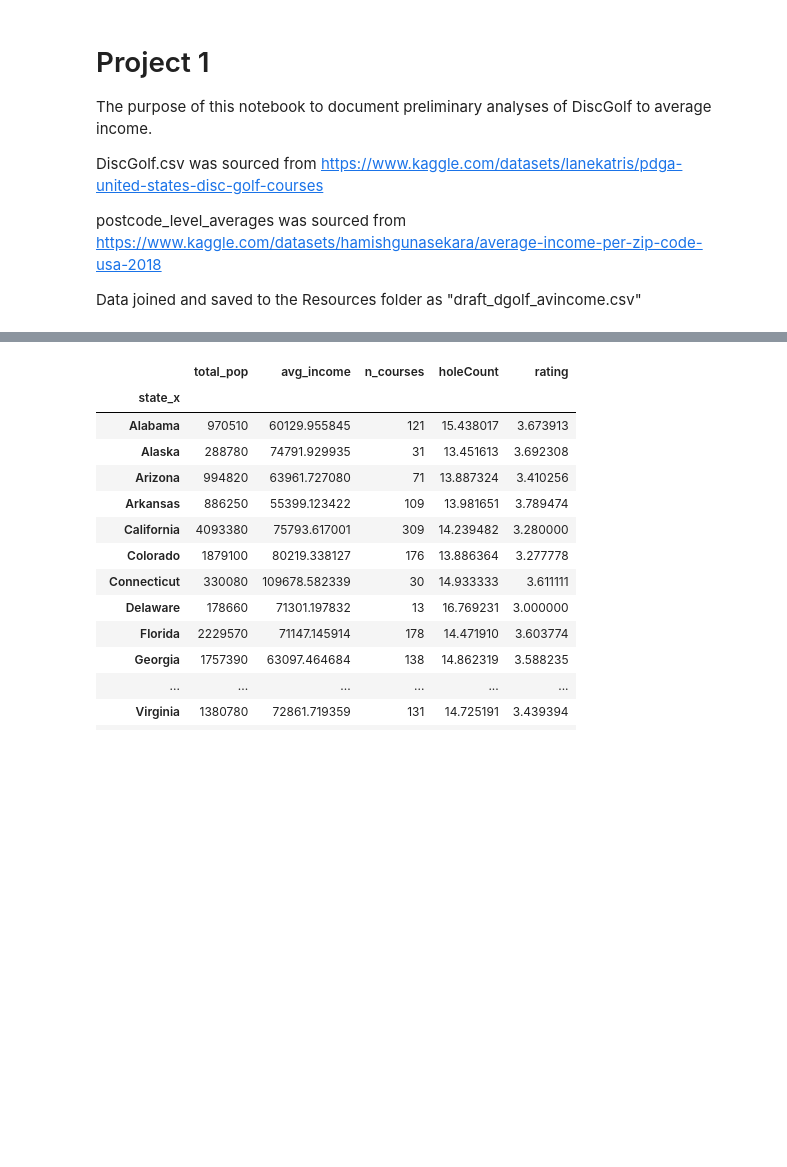
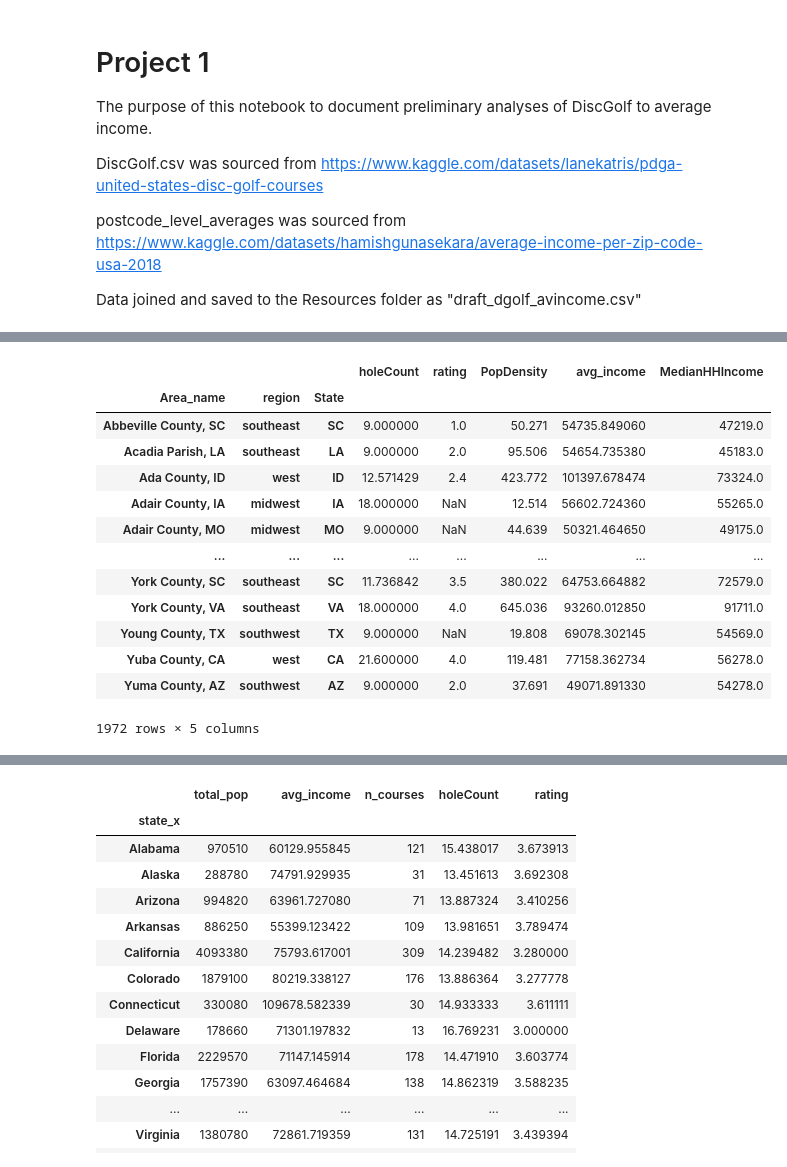
Before and after one commit to paulbrichta/Project-1, a Jupyter notebook: P1_data_analysis_R.ipynb, the cells around one changed output, grey strips where cells are left out. Drawn from its saved outputs; the diff is of its cells as text; code cells hidden in the pictures; blank space fills up the shorter version.

```diff
--- a/P1_data_analysis_R.ipynb
+++ b/P1_data_analysis_R.ipynb
@@ -19,3 +19,7 @@ import json
 from scipy.stats import linregress
 import scipy.stats as st
 import datetime
+# %%
+#read dataframe with county info
+dgolfcountydf = pd.read_csv('Resources/dgolfcounty.csv')
+dgolfcountydf.head(2)
@@ -21,0 +30,4 @@ import datetime
+# %%
+# add region column to df
+dgolfcountydf['region'] = pd.Series(dtype = 'string')
+dgolfcountydf.head(2)
@@ -21,0 +38,22 @@ import datetime
+# %%
+# add region to dataframe
+northeast = ['ME','VT','NH','MA','CT','RI','NY','PA','NJ']
+southeast = ['AR', 'LA', 'MS', 'AL', 'GA', 'SC', 'NC', 'VA', 'WV', 'KY', 'TN', 'FL','DE','MD']
+west = ['WA', 'OR', 'CA', 'NV', 'ID', 'MT', 'WY', 'UT', 'CO','AK','HI']
+midwest = ['ND','SD','NE','KS','MN','IA','MO','WI','IL','MI','OH','IN']
+southwest = ['AZ','NM','OK','TX']
+
+for index, row in dgolfcountydf.iterrows():
+    rowstate = row['State']
+    if rowstate in northeast:
+        dgolfcountydf.loc[index,'region'] = 'northeast'
+    elif rowstate in southeast:
+        dgolfcountydf.loc[index,'region']= 'southeast'
+    elif rowstate in west:
+        dgolfcountydf.loc[index,'region'] = 'west'
+    elif rowstate in midwest:
+        dgolfcountydf.loc[index,'region'] = 'midwest'
+    elif rowstate in southwest:
+        dgolfcountydf.loc[index,'region'] = 'southwest'
+
+dgolfcountydf.tail(2)
@@ -21,0 +74,18 @@ import datetime
+# %%
+areagroupdftrim = areagroupdf[['holeCount', 'rating', 'PopDensity','avg_income', 'MedianHHIncome']]
+areagroupdftrim
+# %% [output]
+|  |  |  | holeCount | rating | PopDensity | avg_income | MedianHHIncome |
+| Area_name | region | State |  |  |  |  |  |
+| Abbeville County, SC | southeast | SC | 9.000000 | 1.0 | 50.271 | 54735.849060 | 47219.0 |
+| Acadia Parish, LA | southeast | LA | 9.000000 | 2.0 | 95.506 | 54654.735380 | 45183.0 |
+| Ada County, ID | west | ID | 12.571429 | 2.4 | 423.772 | 101397.678474 | 73324.0 |
+| Adair County, IA | midwest | IA | 18.000000 | NaN | 12.514 | 56602.724360 | 55265.0 |
+| Adair County, MO | midwest | MO | 9.000000 | NaN | 44.639 | 50321.464650 | 49175.0 |
+| ... | ... | ... | ... | ... | ... | ... | ... |
+| York County, SC | southeast | SC | 11.736842 | 3.5 | 380.022 | 64753.664882 | 72579.0 |
+| York County, VA | southeast | VA | 18.000000 | 4.0 | 645.036 | 93260.012850 | 91711.0 |
+| Young County, TX | southwest | TX | 9.000000 | NaN | 19.808 | 69078.302145 | 54569.0 |
+| Yuba County, CA | west | CA | 21.600000 | 4.0 | 119.481 | 77158.362734 | 56278.0 |
+| Yuma County, AZ | southwest | AZ | 9.000000 | 2.0 | 37.691 | 49071.891330 | 54278.0 |
+1972 rows × 5 columns
```
Also changed, not shown: parts of 35 cells of this notebook.
